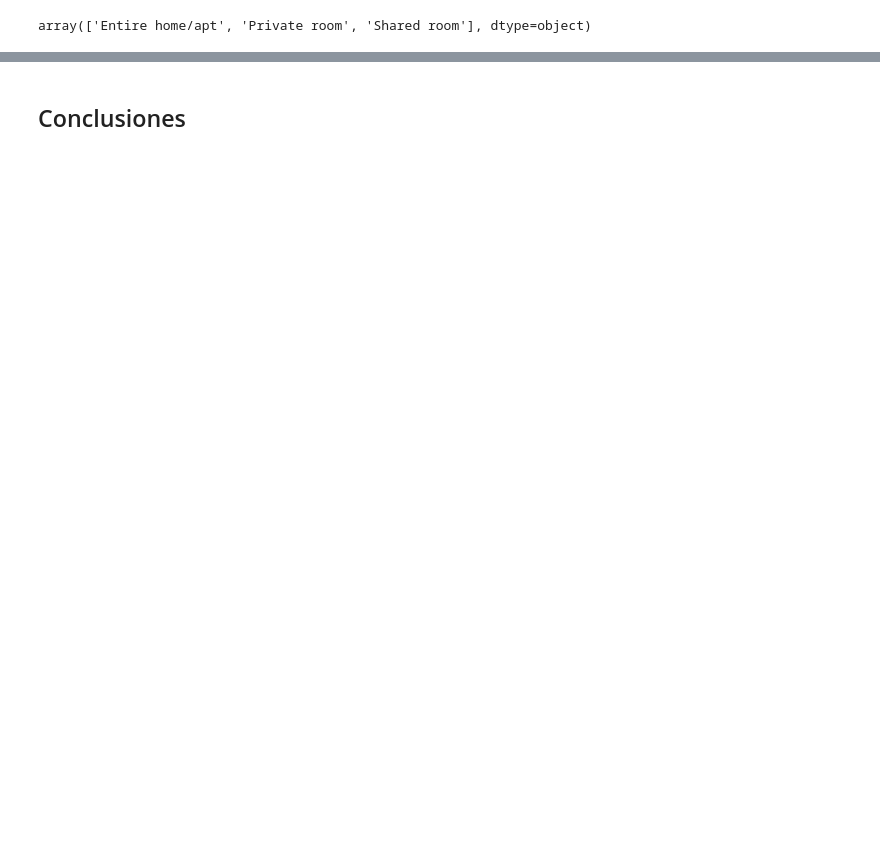
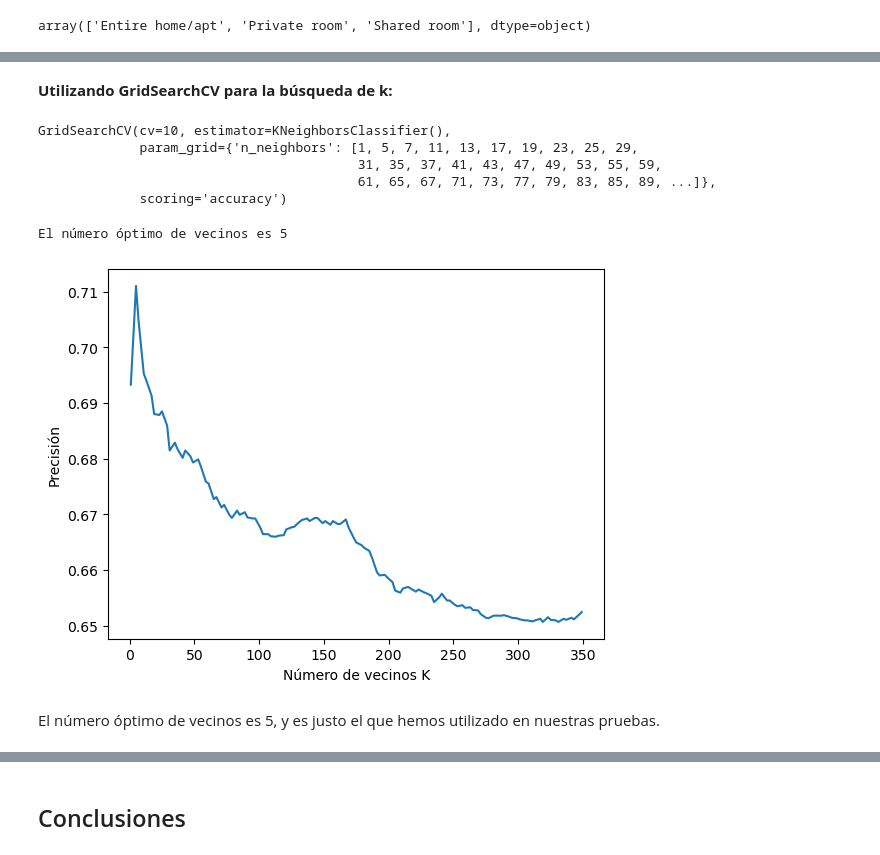
Before and after one commit to Ubikitina/machine-learning-projects, a Jupyter notebook: Actividad 1/Actividad 1.ipynb, the cells around one changed output, grey strips where cells are left out. Cells and saved outputs as stored; diff of their text form; code cells hidden in the pictures; blank space fills up the shorter version.

```diff
--- a/Actividad 1/Actividad 1.ipynb
+++ b/Actividad 1/Actividad 1.ipynb
@@ -650,0 +701,39 @@ accuracy_score(y_test_set, y_pred)
+# %% [markdown]
+**Utilizando GridSearchCV para la búsqueda de k:**
+# %%
+# Definir el rango de valores para k
+param_grid = {'n_neighbors': [k for k in range(1, 350) if k % 2 != 0 and k % 3 != 0]}
+
+# Crear una instancia de KNeighborsClassifier
+knn = KNeighborsClassifier(metric='minkowski', p=2)
+
+# Configurar GridSearchCV y ajustar a los datos
+grid_search = GridSearchCV(knn, param_grid, scoring='accuracy', cv=10)
+grid_search.fit(X_train_set_preprocessed, y_train_set.values.ravel())
+# %% [output]
+GridSearchCV(cv=10, estimator=KNeighborsClassifier(),
+             param_grid={'n_neighbors': [1, 5, 7, 11, 13, 17, 19, 23, 25, 29,
+                                         31, 35, 37, 41, 43, 47, 49, 53, 55, 59,
+                                         61, 65, 67, 71, 73, 77, 79, 83, 85, 89, ...]},
+             scoring='accuracy')
+# %%
+# Obtener el mejor valor de k
+optimal_k = grid_search.best_params_['n_neighbors']
+print(f"El número óptimo de vecinos es {optimal_k}")
+# %% [output]
+El número óptimo de vecinos es 5
+# %%
+results = grid_search.cv_results_
+
+# Extraer los valores de k y sus respectivas precisiones
+ks = results['param_n_neighbors'].data
+cv_scores = results['mean_test_score']
+
+plt.plot(ks, cv_scores)
+plt.xlabel('Número de vecinos K')
+plt.ylabel('Precisión')
+plt.show()
+# %% [output]
+[figure, added]
+# %% [markdown]
+El número óptimo de vecinos es 5, y es justo el que hemos utilizado en nuestras pruebas.
```
Also changed, not shown: parts of 82 cells of this notebook.
